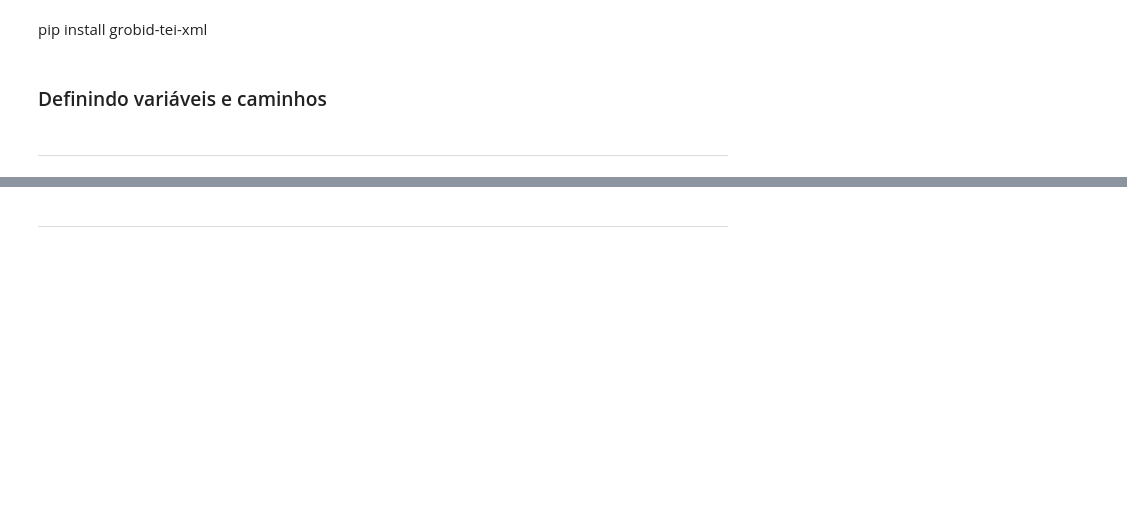
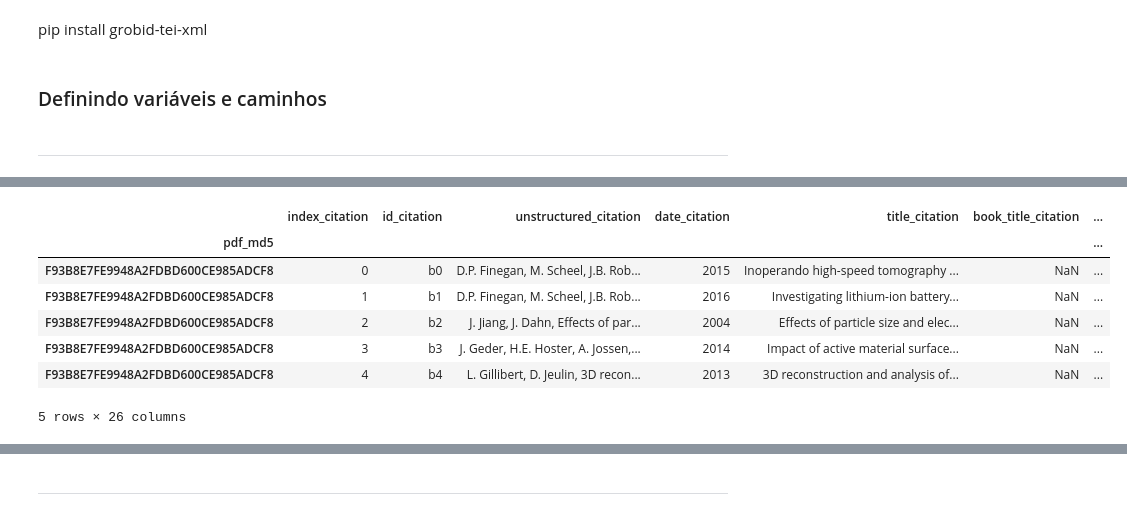
Before and after one commit to Vieirbat/Summarticles, a Jupyter notebook: notebooks/Usando Processo Batch.ipynb, the cells around one changed output, grey strips where cells are left out. Saved outputs shown, nothing was run; the diff lists cells and outputs as text; code cells hidden in the pictures; blank space fills up the shorter version.

```diff
--- a/notebooks/Usando Processo Batch.ipynb
+++ b/notebooks/Usando Processo Batch.ipynb
@@ -128,0 +235,11 @@ https://github.com/delb-xml/delb-py
+# %%
+dict_dfs['df_doc_citations'].head(5)
+# %% [output]
+|  | index_citation | id_citation | unstructured_citation | date_citation | title_citation | book_title_citation | ... |
+| pdf_md5 |  |  |  |  |  |  | ... |
+| F93B8E7FE9948A2FDBD600CE985ADCF8 | 0 | b0 | D.P. Finegan, M. Scheel, J.B. Rob... | 2015 | Inoperando high-speed tomography ... | NaN | ... |
+| F93B8E7FE9948A2FDBD600CE985ADCF8 | 1 | b1 | D.P. Finegan, M. Scheel, J.B. Rob... | 2016 | Investigating lithium-ion battery... | NaN | ... |
+| F93B8E7FE9948A2FDBD600CE985ADCF8 | 2 | b2 | J. Jiang, J. Dahn, Effects of par... | 2004 | Effects of particle size and elec... | NaN | ... |
+| F93B8E7FE9948A2FDBD600CE985ADCF8 | 3 | b3 | J. Geder, H.E. Hoster, A. Jossen,... | 2014 | Impact of active material surface... | NaN | ... |
+| F93B8E7FE9948A2FDBD600CE985ADCF8 | 4 | b4 | L. Gillibert, D. Jeulin, 3D recon... | 2013 | 3D reconstruction and analysis of... | NaN | ... |
+5 rows × 26 columns
```
Also changed, not shown: parts of 70 cells of this notebook, 9 other files.
